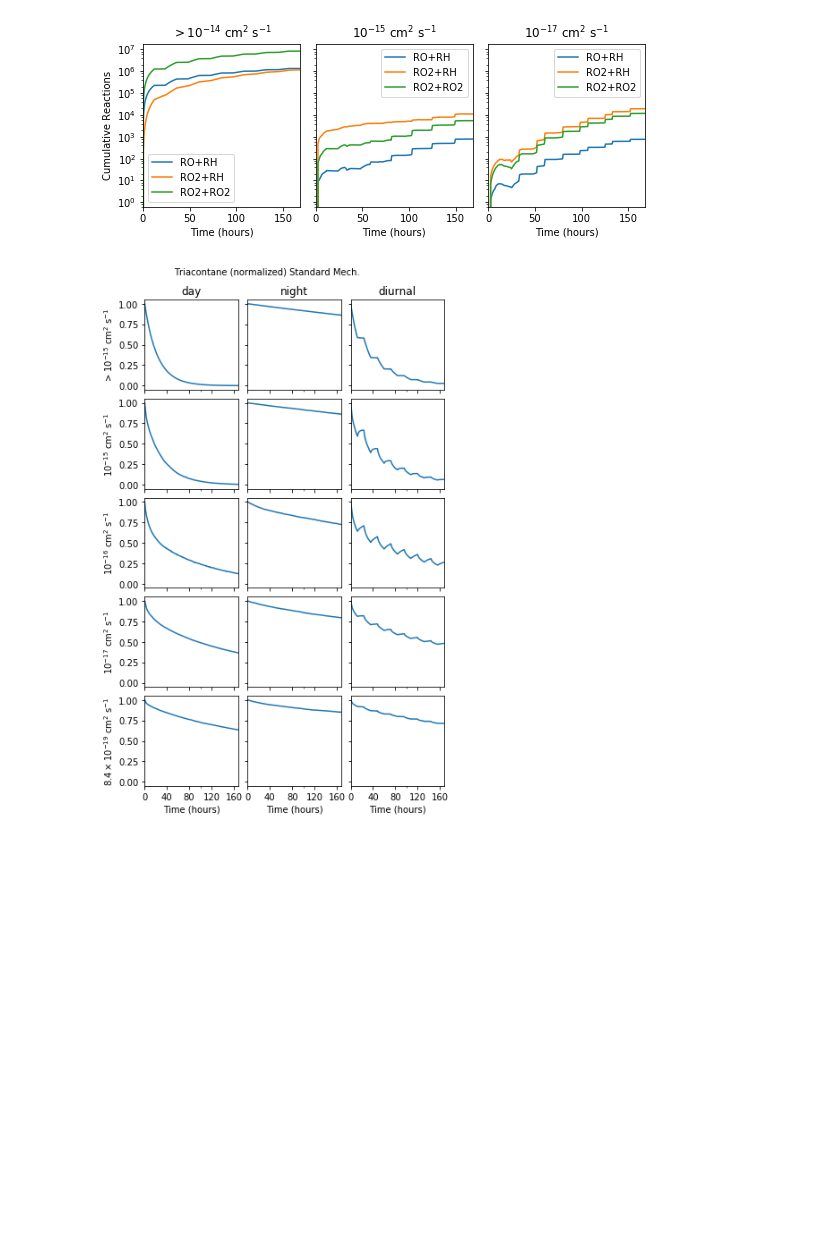
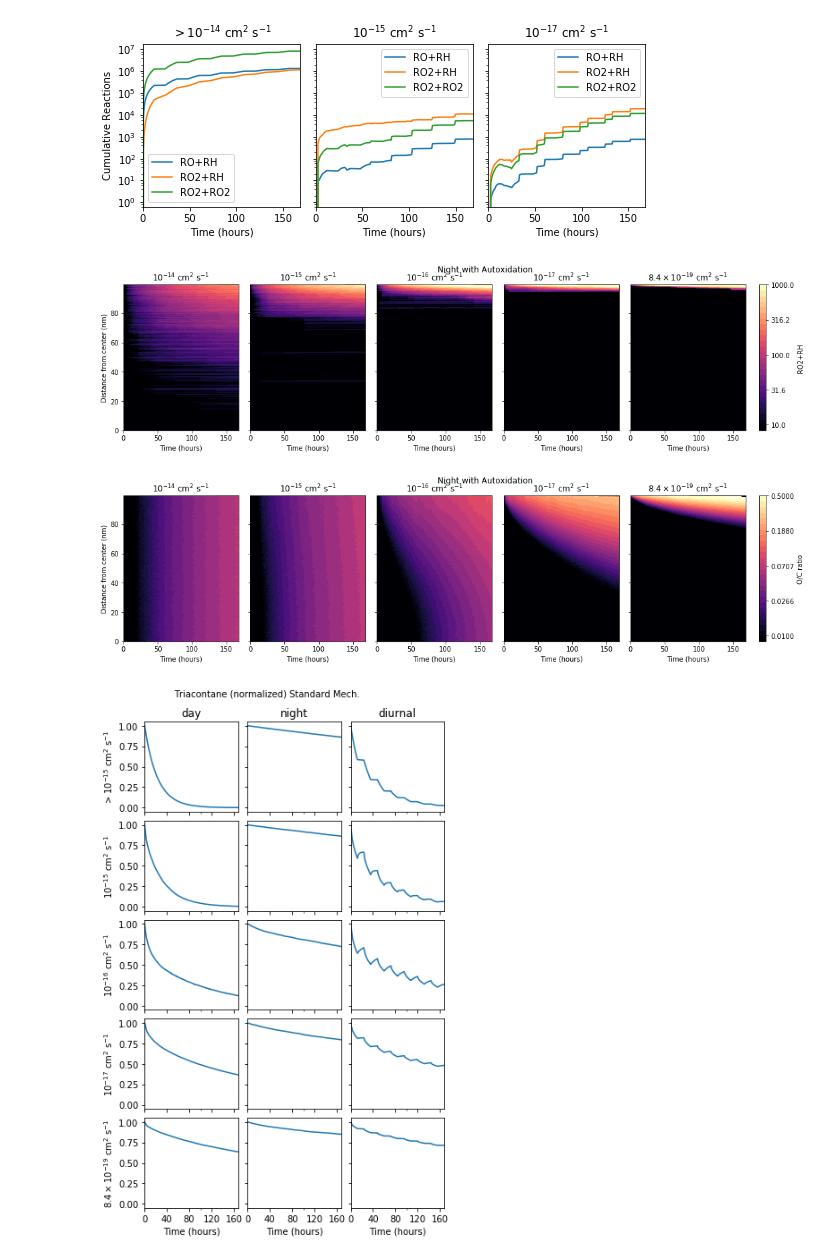
Before and after one commit to aawiegel/StackSimAnalysis, a Jupyter notebook: python/Autoxidation.ipynb, the cells around one changed output. Saved outputs shown, nothing was run; the diff lists cells and outputs as text; code cells hidden in the pictures; blank space fills up the shorter version.

Commit message:
additional contours

```diff
--- a/python/Autoxidation.ipynb
+++ b/python/Autoxidation.ipynb
@@ -162,12 +162,14 @@ for file in files.keys():
                                          skiprows=0, index_col=0, header=1)
         OC_contours[file] = pd.read_excel(xlsx, 'O to C ratio',
                                         skipows=0, index_col=0, header=1)
-        if "ao" in file and not "SC" in file:
+        if not "SC" in file:
             RO2_bimol_contours[file] = pd.read_excel(xlsx, 'RO2+RO2',
                                         skipows=0, index_col=0, header=1)
-            RO2_auto_contours[file] = pd.read_excel(xlsx, 'RO2prop_ch2',
+            if "ao" in file:
+
+                RO2_auto_contours[file] = pd.read_excel(xlsx, 'RO2prop_ch2',
                                         skipows=0, index_col=0, header=1)
-            ROprop_contours[file] = pd.read_excel(xlsx, 'ROprop',
+                ROprop_contours[file] = pd.read_excel(xlsx, 'ROprop',
                                         skipows=0, index_col=0, header=1)
 # %%
 # Function for plotting condensed simulation data
@@ -311,6 +313,70 @@ fig.savefig(os.path.join(subdir, 'diurnal_markers.png'),
            fmt='png', dpi=600, bbox_inches='tight')
 # %% [output]
 [figure]
+# %%
+%matplotlib inline
+
+def night_auto_contours(data_dict, label = "", subidx=0, limits = (0, 1)):
+
+    # Set up color map labels and levels
+    N_levels = 26
+    N_labels = 5
+
+    levels = np.array([0])
+    levels = np.append(levels, np.logspace(limits[0], limits[1], num = N_levels, base = 10.0))
+
+    labels = np.logspace(limits[0], limits[1], num = N_labels, base = 10)
+
+
+    cmap = cm.get_cmap('magma', N_levels)
+
+    norm = mpl.colors.BoundaryNorm(levels, cmap.N)
+
+    # Contour maps showing different variables for the nighttime autoxidation data set
+
+    fig, axes = plt.subplots(1, 5, sharex=True, sharey=True, figsize=(20, 4))
+
+    plt.subplots_adjust(wspace=0.1)
+
+    fig.suptitle("Night with Autoxidation")
+
+    i = 0
+    for D in ["D14", "D15", "D16", "D17", "D18"]:
+
+
+        axes[i].set_title(D_string_format[D] + r' cm$^{2}$ s$^{-1}$')
+        data = data_dict["night_"+D+"_ao"]
+
+        contf = axes[i].contourf(data.columns.values/3600, data.index[subidx:-1]/1E-7, data.iloc[subidx:-1, :],
+                                cmap=cmap, levels = levels, norm = norm, spacing = 'uniform')
+
+        #cb = fig.colorbar(contf, ax = axes[i], ticks = labels)
+        #cb.set_label(label)
+
+        axes[i].set_xlabel("Time (hours)")
+
+        i += 1
+
+    axes[0].set_ylabel("Distance from center (nm)")
+
+    cb = fig.colorbar(contf, ax=axes.ravel().tolist(), ticks = labels)
+
+    cb.set_label(label)
+
+    fig.subplots_adjust(right=0.77)
+
+    label = re.sub("/", " to ", label)
+
+    fig.savefig(os.path.join(subdir, label+"_contour.png"),
+           fmt='png', dpi=600, bbox_inches='tight')
+
+    plt.show()
+
+night_auto_contours(RO2_auto_contours, label = "RO2+RH", limits = (1, 3))
+night_auto_contours(OC_contours, label = "O/C ratio", limits = (-2, -0.30102999566398114))
+# %% [output]
+[figure, added]
+[figure, added]
 # %%
 %matplotlib inline
 
```
Also changed, not shown: 1 other file.
